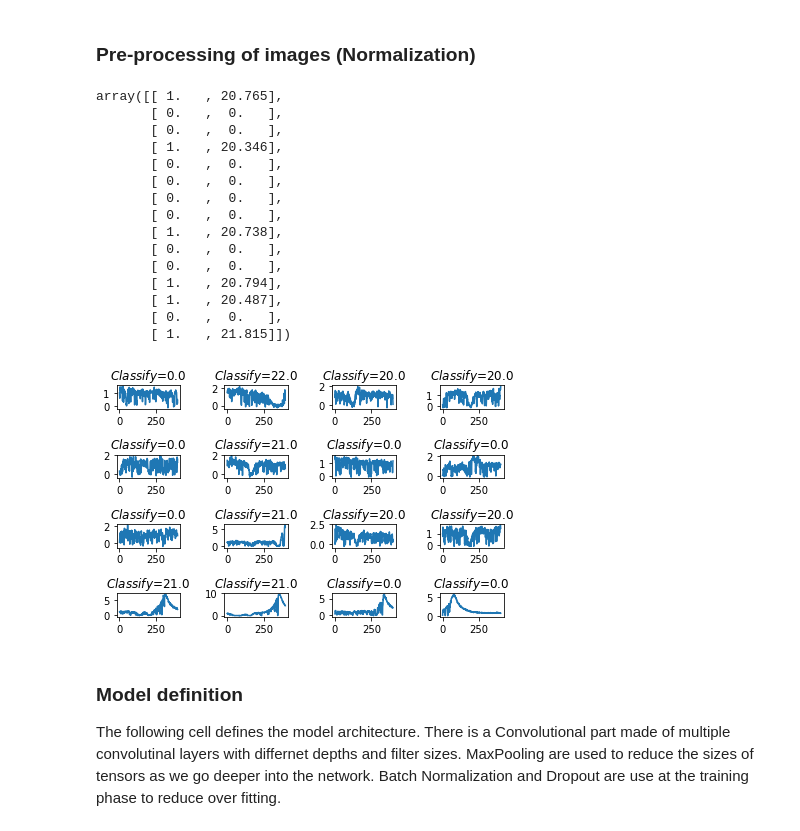
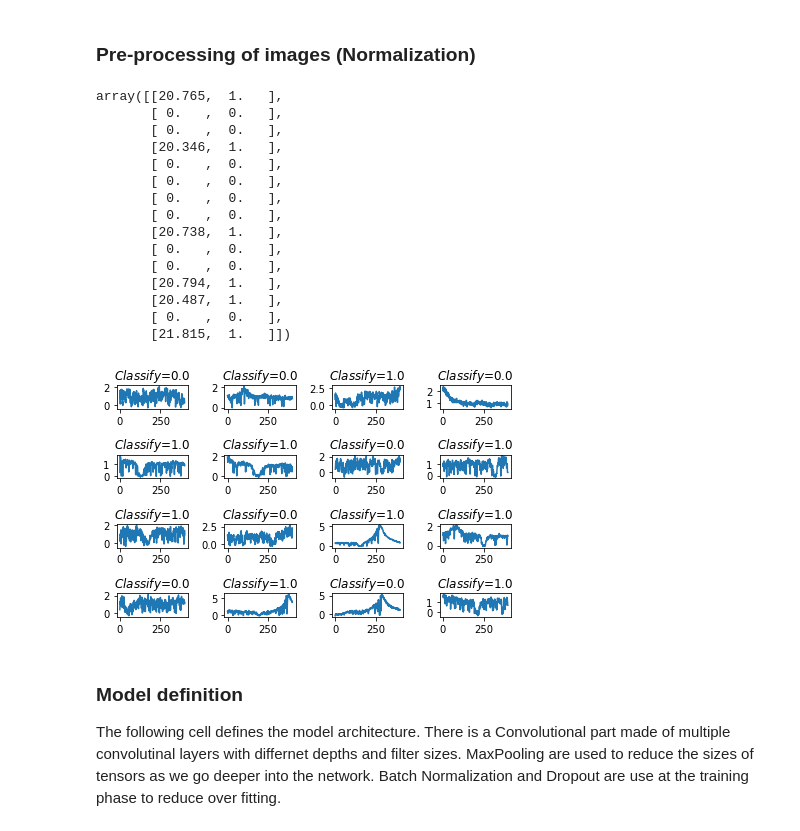
Before and after one commit to moonlovist/ML_DLA, a Jupyter notebook: DLA_1D_CNN_NHI.ipynb, the cells around one changed output. Cells and saved outputs as stored; diff of their text form; code cells hidden in the pictures.

```diff
--- a/DLA_1D_CNN_NHI.ipynb
+++ b/DLA_1D_CNN_NHI.ipynb
@@ -81,7 +81,7 @@ Y1[Y1==0].shape
 X = np.vstack((X[Y1==0][0:Y1[Y1==1].shape[0],:,:],X[Y1==1]))
 Y3 = np.hstack((Y3[Y1==0][0:Y1[Y1==1].shape[0]],Y3[Y1==1]))
 Y1 = np.hstack((Y1[Y1==0][0:Y1[Y1==1].shape[0]],Y1[Y1==1]))
-Y = np.transpose(np.vstack((Y1,Y3)))
+Y = np.transpose(np.vstack((Y3,Y1)))
 #Y = Y1
 # %%
 from sklearn.utils import shuffle
@@ -123,34 +141,34 @@ for i in range(0,mu_val.shape[0]):
 # %%
 t_train[5:20]
 # %% [output]
-array([[ 1.   , 20.765],
+array([[20.765,  1.   ],
        [ 0.   ,  0.   ],
        [ 0.   ,  0.   ],
-       [ 1.   , 20.346],
+       [20.346,  1.   ],
        [ 0.   ,  0.   ],
        [ 0.   ,  0.   ],
        [ 0.   ,  0.   ],
        [ 0.   ,  0.   ],
-       [ 1.   , 20.738],
+       [20.738,  1.   ],
        [ 0.   ,  0.   ],
        [ 0.   ,  0.   ],
-       [ 1.   , 20.794],
-       [ 1.   , 20.487],
+       [20.794,  1.   ],
+       [20.487,  1.   ],
        [ 0.   ,  0.   ],
-       [ 1.   , 21.815]])
+       [21.815,  1.   ]])
 # %%
 randomized_inds_train = np.random.permutation(len(x_train))
 
 fig = plt.figure()
 
 
 for i,j in zip(randomized_inds_train[0:16],range(16)):
   ax = fig.add_subplot(4, 4, j+1)
   im = ax.plot(x_train[i])
-  plt.title('$Classify$='+str(round(t_train[i],0)))
+  plt.title('$Classify$='+str(round(t_train[i,1],0)))
   fig.tight_layout()
 # %% [output]
-[figure, old version]
+[figure, new version]
 # %% [markdown]
 ### Model definition
 The following cell defines the model architecture. There is a Convolutional part made of multiple convolutinal layers with differnet depths and filter sizes. MaxPooling are used to reduce the sizes of tensors as we go deeper into the network. Batch Normalization and Dropout are use at the training phase to reduce over fitting.
```
Also changed, not shown: parts of 11 cells of this notebook.
